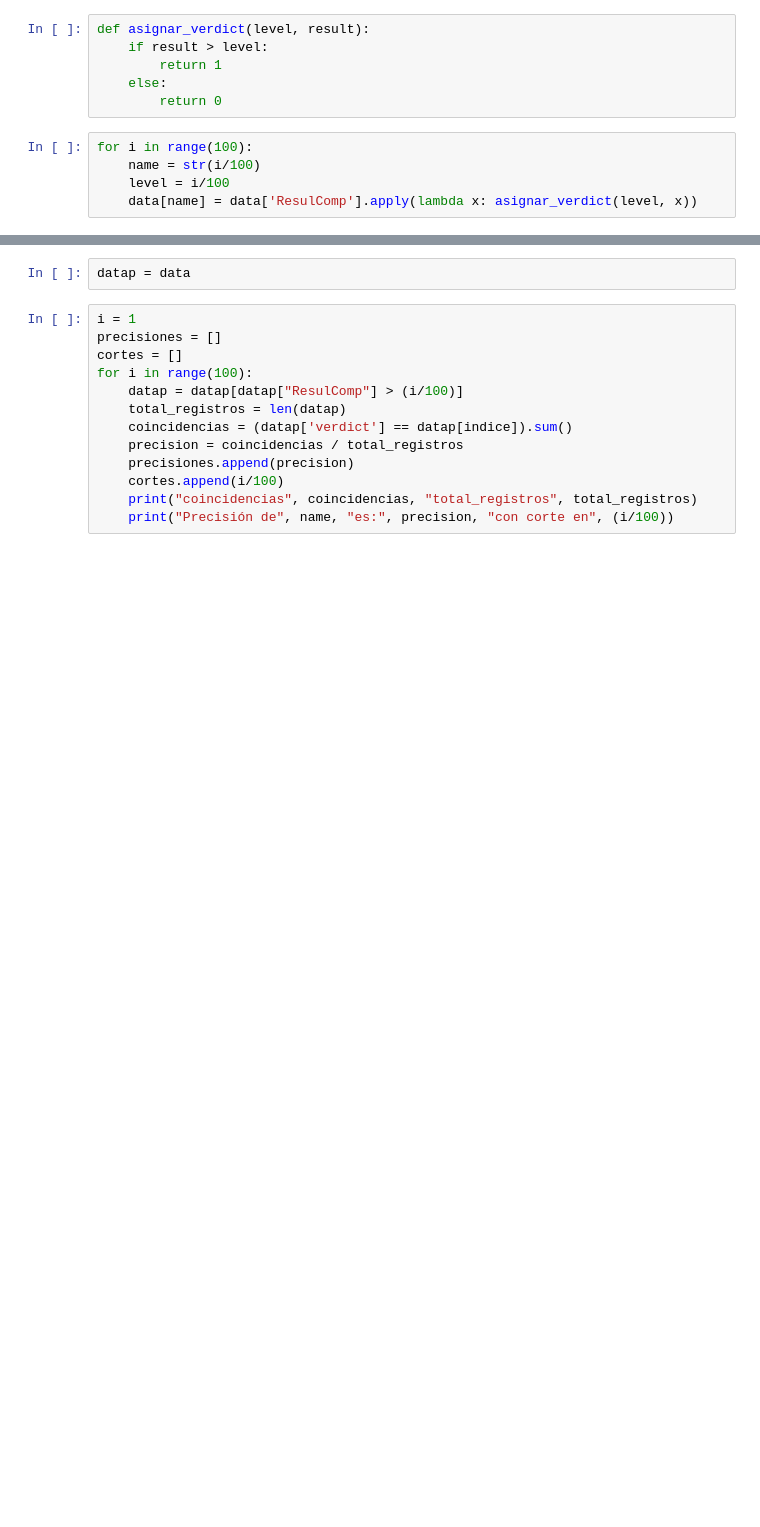
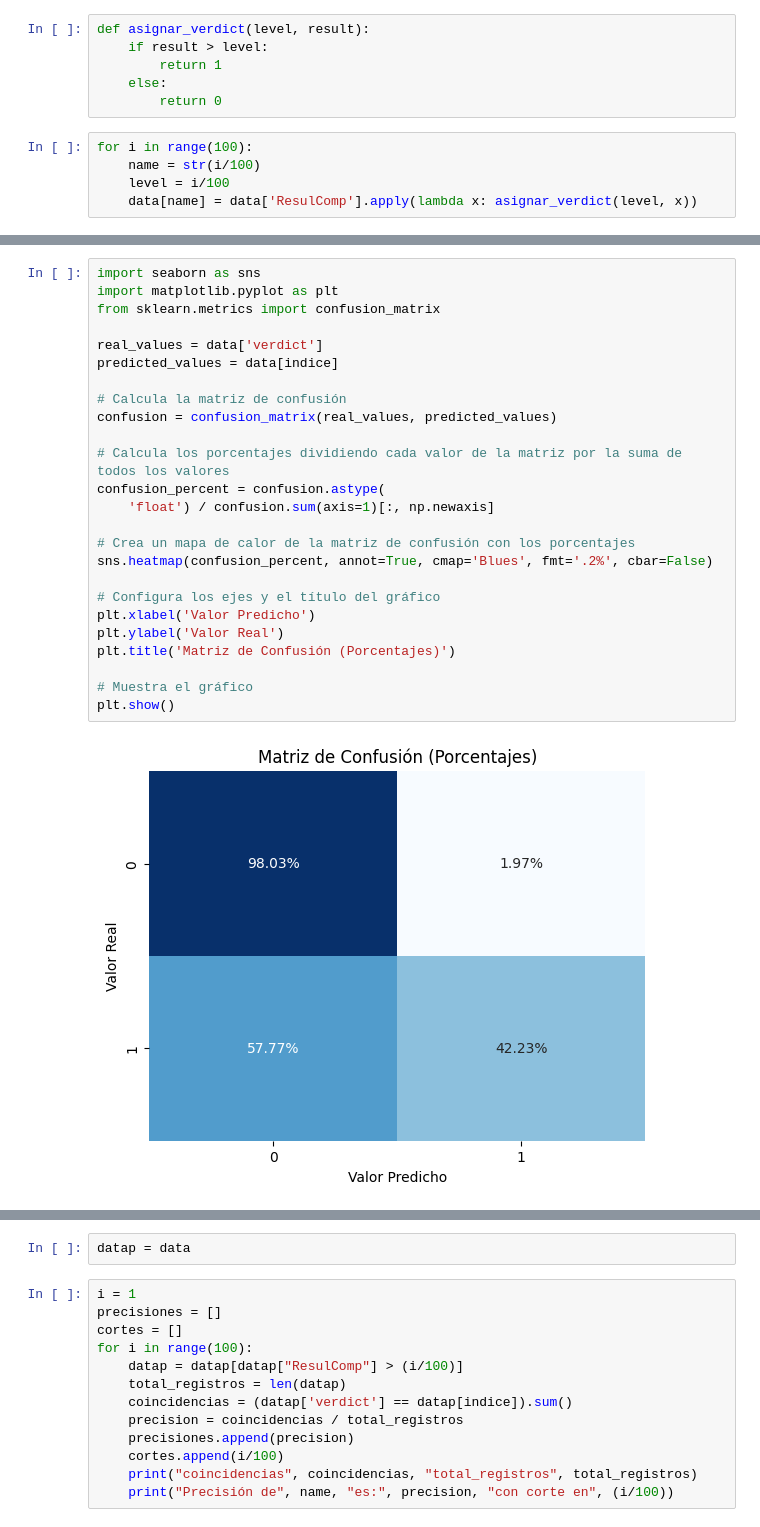
Before and after one commit to DiegoPad2001/PlagiarismDetectorML, a Jupyter notebook: Markov.ipynb, the cells around one changed output, grey strips where cells are left out. Cells and saved outputs as stored; diff of their text form; blank space fills up the shorter version.

```diff
--- a/Markov.ipynb
+++ b/Markov.ipynb
@@ -132,3 +157,30 @@ plt.show()
+# %%
+import seaborn as sns
+import matplotlib.pyplot as plt
+from sklearn.metrics import confusion_matrix
+
+real_values = data['verdict']
+predicted_values = data[indice]
+
+# Calcula la matriz de confusión
+confusion = confusion_matrix(real_values, predicted_values)
+
+# Calcula los porcentajes dividiendo cada valor de la matriz por la suma de todos los valores
+confusion_percent = confusion.astype(
+    'float') / confusion.sum(axis=1)[:, np.newaxis]
+
+# Crea un mapa de calor de la matriz de confusión con los porcentajes
+sns.heatmap(confusion_percent, annot=True, cmap='Blues', fmt='.2%', cbar=False)
+
+# Configura los ejes y el título del gráfico
+plt.xlabel('Valor Predicho')
+plt.ylabel('Valor Real')
+plt.title('Matriz de Confusión (Porcentajes)')
+
+# Muestra el gráfico
+plt.show()
+# %% [output]
+[figure, added]
 # %%
 data
 # %% [output]
```
Also changed, not shown: parts of 9 cells of this notebook.
